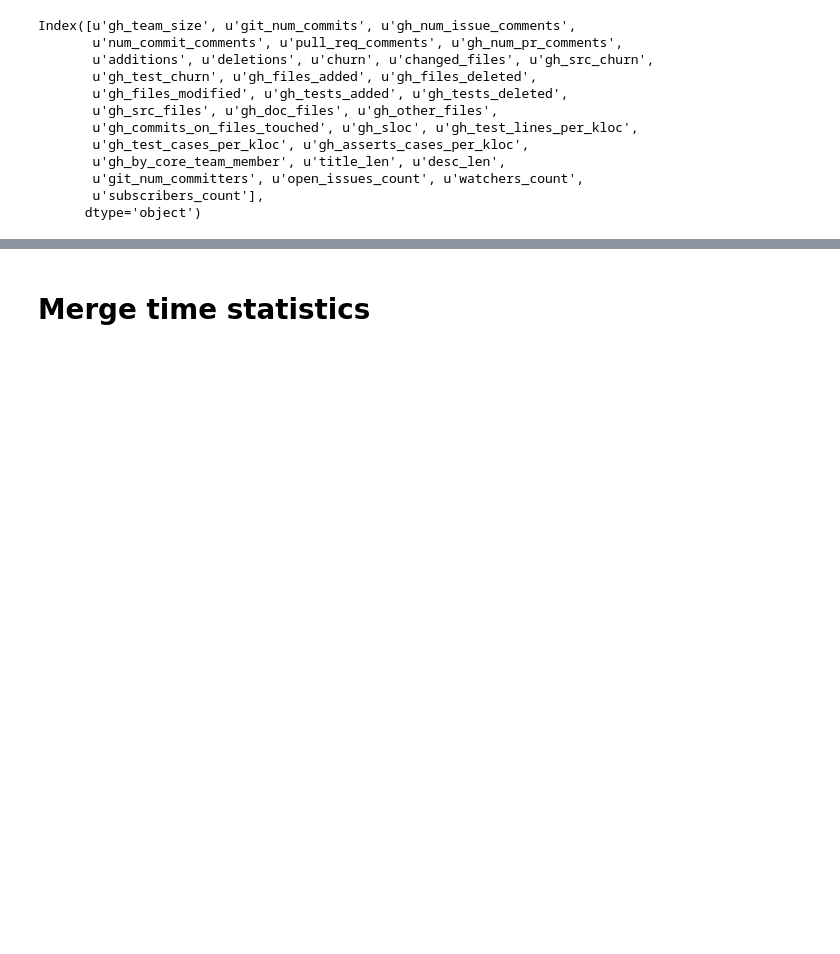
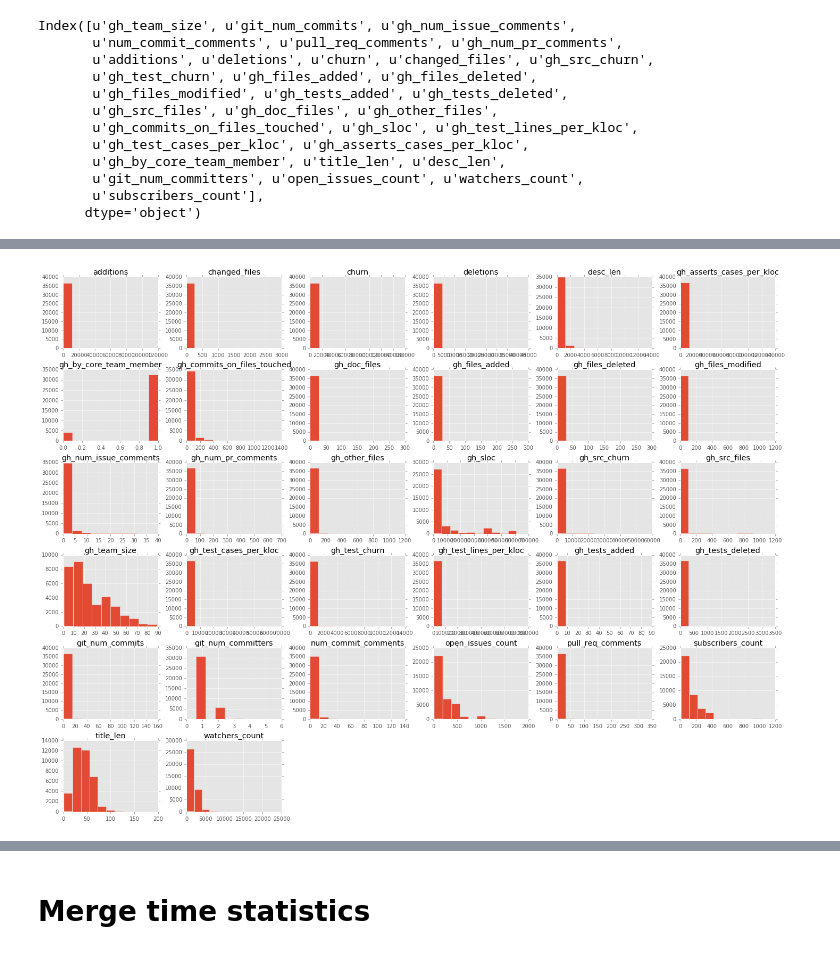
Before and after one commit to prudentprogrammer/Pull-Requests-Determinants, a Jupyter notebook: Pull Requests Determinants.ipynb, the cells around one changed output, grey strips where cells are left out. Drawn from its saved outputs; the diff is of its cells as text; code cells hidden in the pictures; blank space fills up the shorter version.

```diff
--- a/Pull Requests Determinants.ipynb
+++ b/Pull Requests Determinants.ipynb
@@ -133,0 +155,6 @@ Index([u'gh_team_size', u'git_num_commits', u'gh_num_issue_comments',
+# %%
+plt.rcParams["figure.figsize"] = [24, 18]
+dropped_features.hist()
+plt.show()
+# %% [output]
+[figure, added]
```
Also changed, not shown: parts of 10 cells of this notebook.
